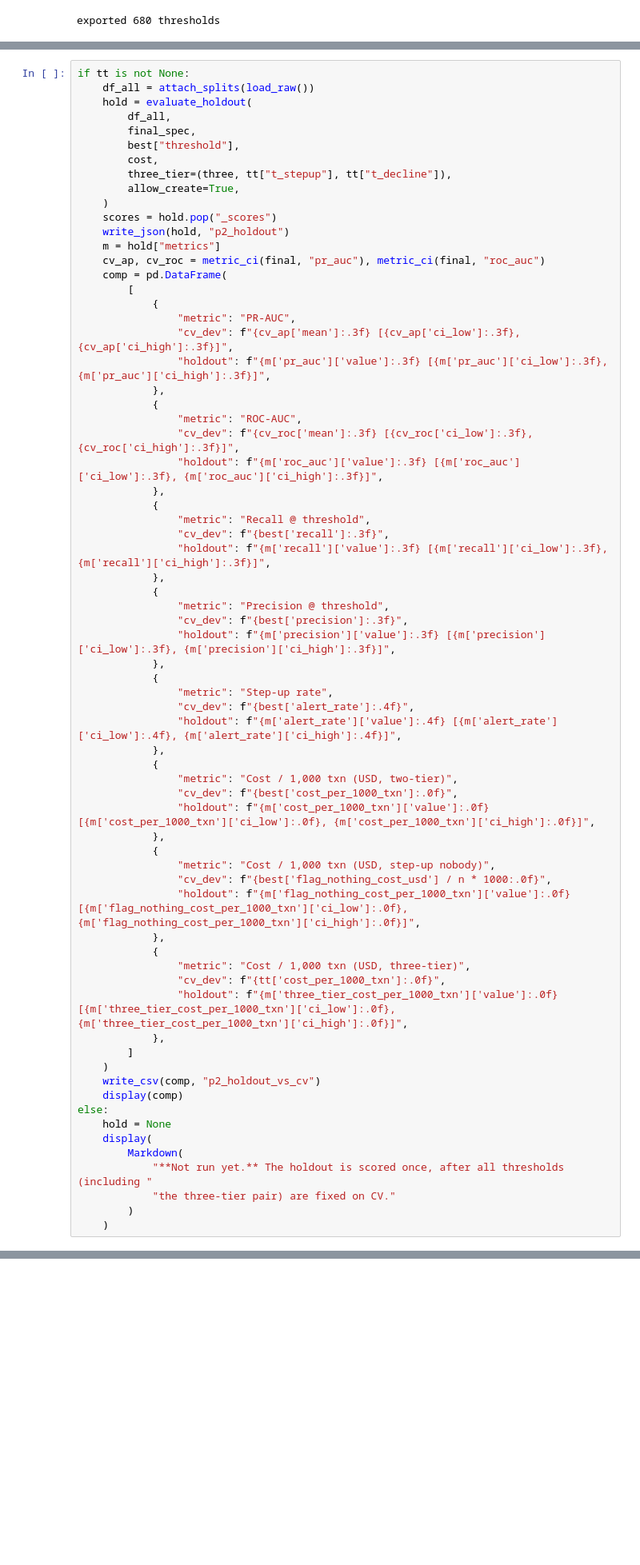
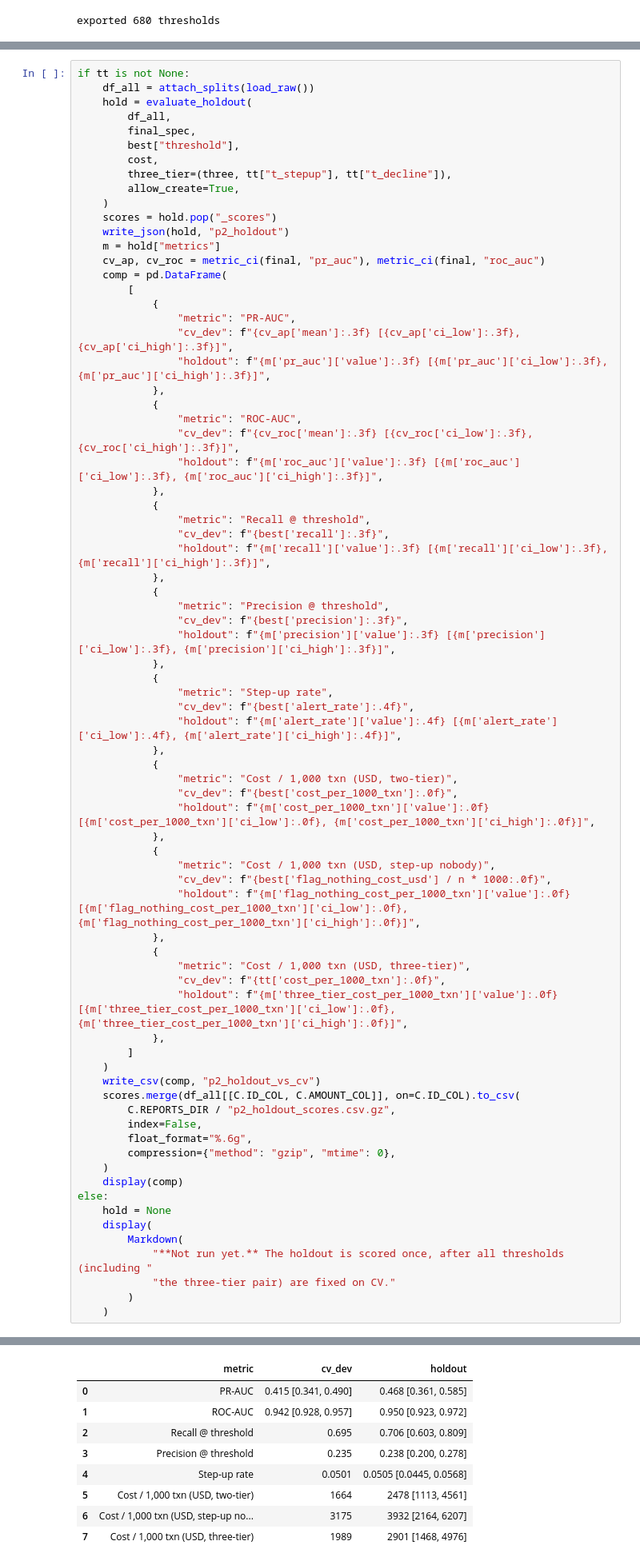
Before and after one commit to Natpaphonnn/fraud-console, a Jupyter notebook: notebooks/05_threshold_and_cost.ipynb, the cells around one changed output, grey strips where cells are left out. Shown at 80% size. Cells and saved outputs as stored; diff of their text form; blank space fills up the shorter version.

```diff
--- a/notebooks/05_threshold_and_cost.ipynb
+++ b/notebooks/05_threshold_and_cost.ipynb
@@ -353,6 +363,12 @@ if tt is not None:
         ]
     )
     write_csv(comp, "p2_holdout_vs_cv")
+    scores.merge(df_all[[C.ID_COL, C.AMOUNT_COL]], on=C.ID_COL).to_csv(
+        C.REPORTS_DIR / "p2_holdout_scores.csv.gz",
+        index=False,
+        float_format="%.6g",
+        compression={"method": "gzip", "mtime": 0},
+    )
     display(comp)
 else:
     hold = None
@@ -367 +382,10 @@ else:
+|  | metric | cv_dev | holdout |
+| 0 | PR-AUC | 0.415 [0.341, 0.490] | 0.468 [0.361, 0.585] |
+| 1 | ROC-AUC | 0.942 [0.928, 0.957] | 0.950 [0.923, 0.972] |
+| 2 | Recall @ threshold | 0.695 | 0.706 [0.603, 0.809] |
+| 3 | Precision @ threshold | 0.235 | 0.238 [0.200, 0.278] |
+| 4 | Step-up rate | 0.0501 | 0.0505 [0.0445, 0.0568] |
+| 5 | Cost / 1,000 txn (USD, two-tier) | 1664 | 2478 [1113, 4561] |
+| 6 | Cost / 1,000 txn (USD, step-up no... | 3175 | 3932 [2164, 6207] |
+| 7 | Cost / 1,000 txn (USD, three-tier) | 1989 | 2901 [1468, 4976] |
 # %% [markdown]
```
Also changed, not shown: parts of 8 cells of this notebook, 53 other files.
